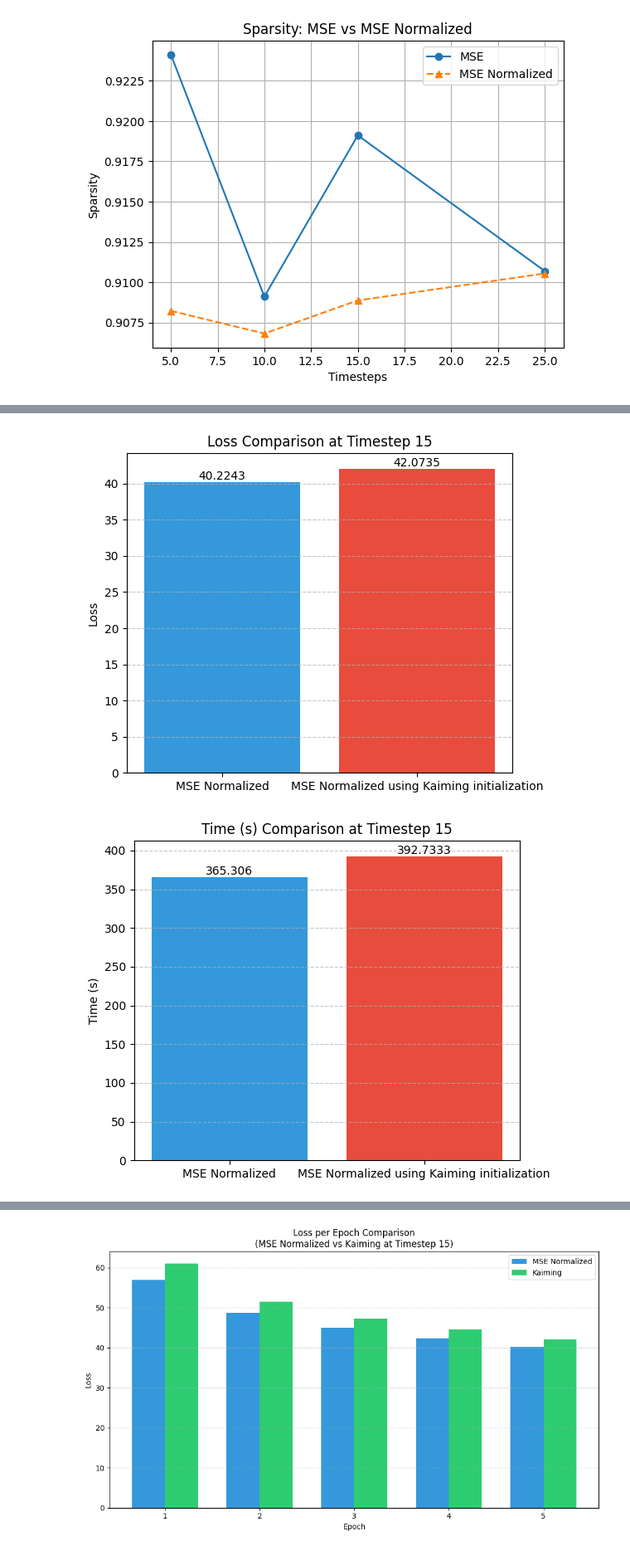
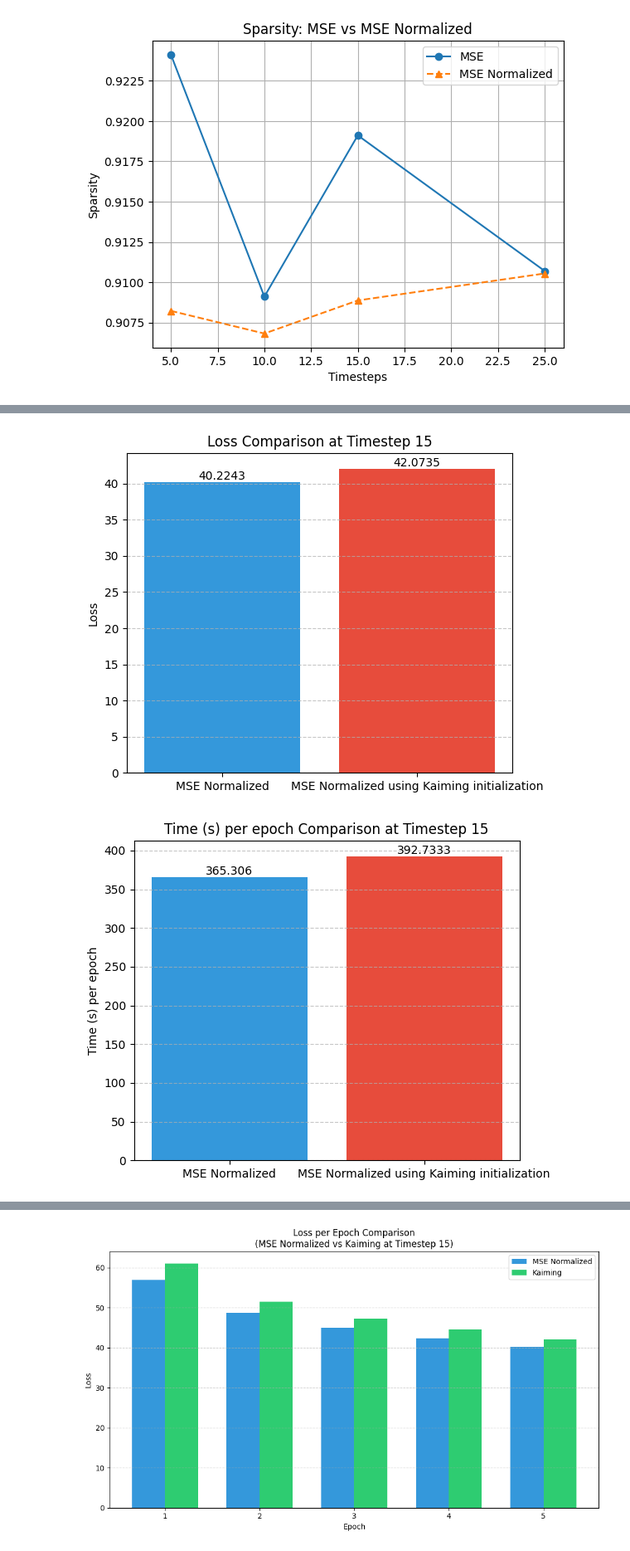
Before and after one commit to julenlegido/SpikingNeuralNetworks, a Jupyter notebook: notebooks/cifar_analysis.ipynb, the cells around one changed output, grey strips where cells are left out. Shown at 83% size. Drawn from its saved outputs; the diff is of its cells as text; code cells hidden in the pictures.

Commit message:
CIFAR analysis plots 3 and more experimentation on gradient encoding

```diff
--- a/notebooks/cifar_analysis.ipynb
+++ b/notebooks/cifar_analysis.ipynb
@@ -413,33 +413,33 @@ sparsity_values = [get_mean(normalizedAnalysis["sparsity"]), get_mean(kaimingAna
 # %%
 import matplotlib.pyplot as plt
 import numpy as np
 
 metrics = [
     ("Accuracy (%)", acc_values, "MSE_Norm_kaiming_accuracy.png"),
     ("Loss", loss_values, "MSE_Norm_kaiming_loss.png"),
-    ("Time (s)", time_values, "MSE_Norm_kaiming_time.png"),
+    ("Time (s) per epoch", time_values, "MSE_Norm_kaiming_time.png"),
     ("Firing Rate", fr_values, "MSE_Norm_kaiming_firing.png"),
     ("Sparsity", sparsity_values, "MSE_Norm_kaiming_sparsity.png")
 ]
 
 for title, values, filename in metrics:
     plt.figure(figsize=(6, 5))
     bars = plt.bar(labels, values, color=['#3498db', '#e74c3c'])
 
     plt.title(f"{title} Comparison at Timestep 15")
     plt.ylabel(title)
 
     for bar in bars:
         yval = bar.get_height()
         plt.text(bar.get_x() + bar.get_width()/2, yval, round(yval, 4), va='bottom', ha='center')
 
     plt.grid(axis='y', linestyle='--', alpha=0.7)
     plt.savefig(f"results/figures/{filename}", dpi=300)
     plt.show()
 # %% [output]
 [figure]
 [figure]
-[figure, old version]
+[figure, new version]
 [figure]
 [figure]
 # %%
```
Also changed, not shown: 5 other files.
